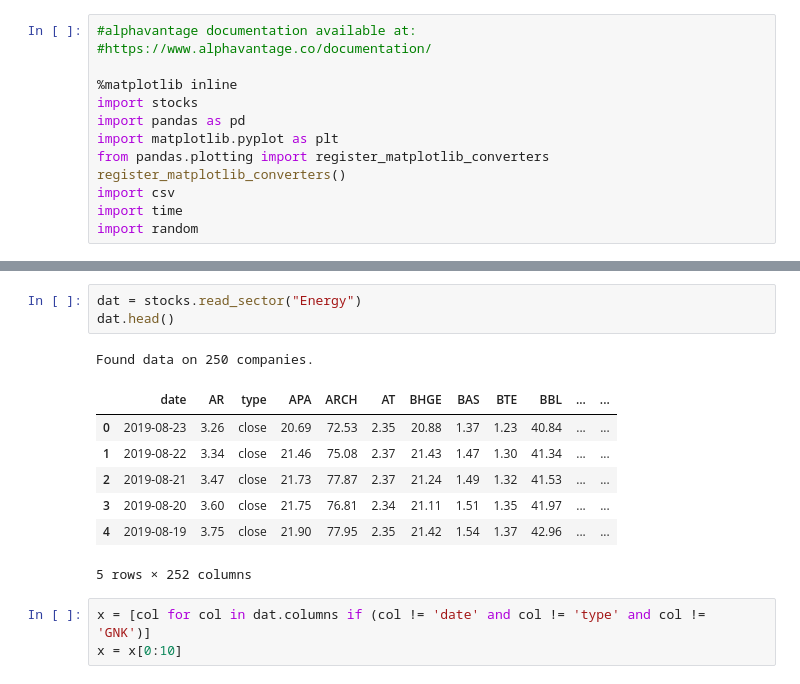
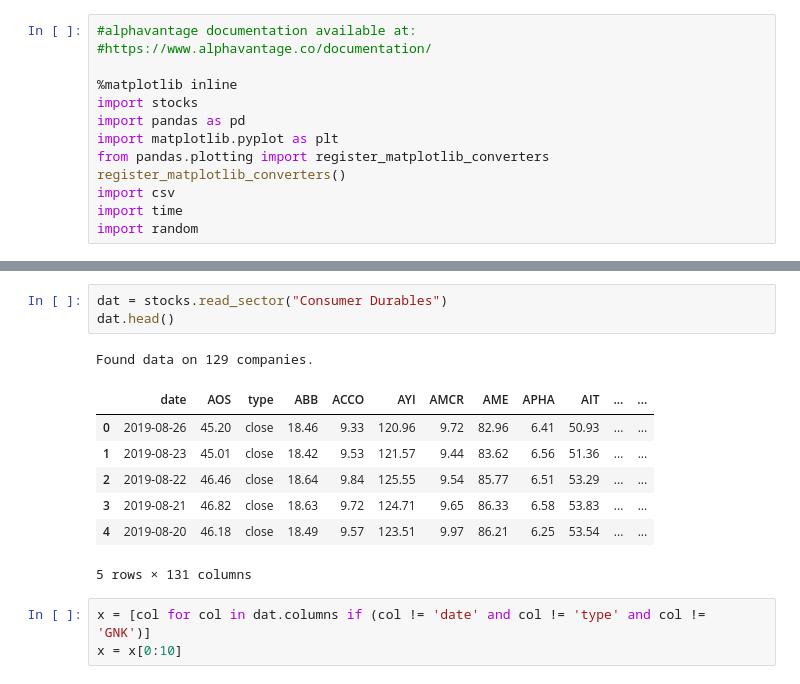
Before and after one commit to ericjm24/PersonalProjects, a Jupyter notebook: Finance/PyFinance.ipynb, the cells around one changed output, grey strips where cells are left out. Drawn from its saved outputs; the diff is of its cells as text.

```diff
--- a/Finance/PyFinance.ipynb
+++ b/Finance/PyFinance.ipynb
@@ -49,17 +49,17 @@ Willis Lease Finance Corporation (WLFC)
 https://www.alphavantage.co/query?function=TIME_SERIES_DAILY&symbol=WLFC&outputsize=full&apikey=CGL3TP0975MA8R2V
 25155
 # %%
-dat = stocks.read_sector("Energy")
+dat = stocks.read_sector("Consumer Durables")
 dat.head()
 # %% [output]
-Found data on 250 companies.
+Found data on 129 companies.
-|  | date | AR | type | APA | ARCH | AT | BHGE | BAS | BTE | BBL | ... | ... |
-| 0 | 2019-08-23 | 3.26 | close | 20.69 | 72.53 | 2.35 | 20.88 | 1.37 | 1.23 | 40.84 | ... | ... |
-| 1 | 2019-08-22 | 3.34 | close | 21.46 | 75.08 | 2.37 | 21.43 | 1.47 | 1.30 | 41.34 | ... | ... |
-| 2 | 2019-08-21 | 3.47 | close | 21.73 | 77.87 | 2.37 | 21.24 | 1.49 | 1.32 | 41.53 | ... | ... |
-| 3 | 2019-08-20 | 3.60 | close | 21.75 | 76.81 | 2.34 | 21.11 | 1.51 | 1.35 | 41.97 | ... | ... |
-| 4 | 2019-08-19 | 3.75 | close | 21.90 | 77.95 | 2.35 | 21.42 | 1.54 | 1.37 | 42.96 | ... | ... |
+|  | date | AOS | type | ABB | ACCO | AYI | AMCR | AME | APHA | AIT | ... | ... |
+| 0 | 2019-08-26 | 45.20 | close | 18.46 | 9.33 | 120.96 | 9.72 | 82.96 | 6.41 | 50.93 | ... | ... |
+| 1 | 2019-08-23 | 45.01 | close | 18.42 | 9.53 | 121.57 | 9.44 | 83.62 | 6.56 | 51.36 | ... | ... |
+| 2 | 2019-08-22 | 46.46 | close | 18.64 | 9.84 | 125.55 | 9.54 | 85.77 | 6.51 | 53.29 | ... | ... |
+| 3 | 2019-08-21 | 46.82 | close | 18.63 | 9.72 | 124.71 | 9.65 | 86.33 | 6.58 | 53.83 | ... | ... |
+| 4 | 2019-08-20 | 46.18 | close | 18.49 | 9.57 | 123.51 | 9.97 | 86.21 | 6.25 | 53.54 | ... | ... |
-5 rows × 252 columns
+5 rows × 131 columns
 # %%
 x = [col for col in dat.columns if (col != 'date' and col != 'type' and col != 'GNK')]
 x = x[0:10]
```
Also changed, not shown: 3 other files.
